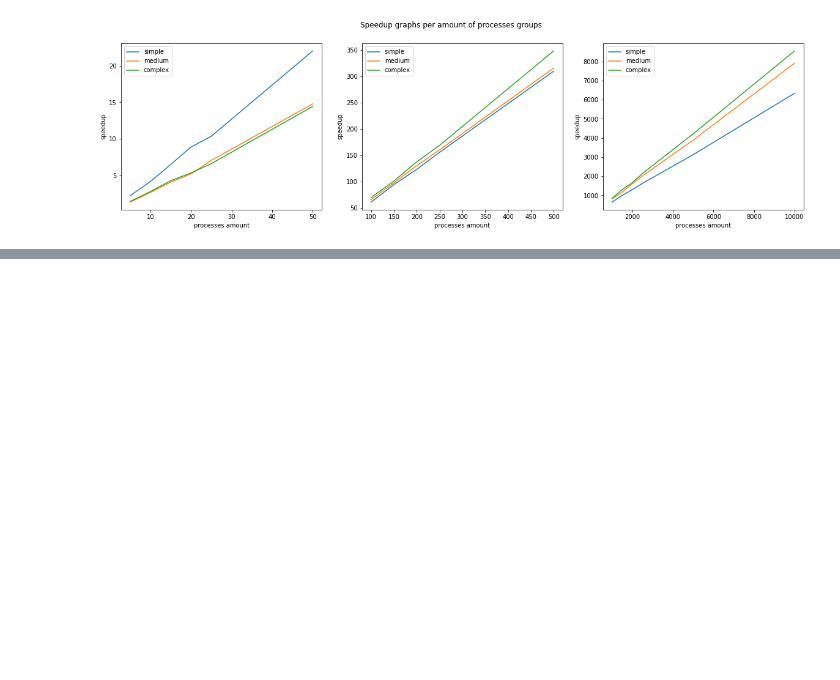
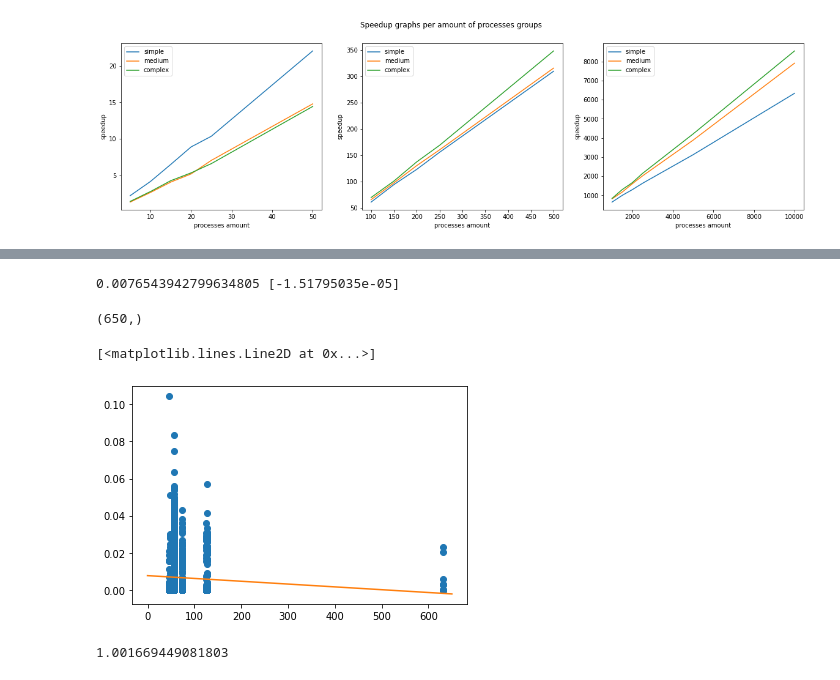
Before and after one commit to amonin7/knapsack_solution, a Jupyter notebook: Visualization.ipynb, the cells around one changed output, grey strips where cells are left out. Saved outputs shown, nothing was run; the diff lists cells and outputs as text; code cells hidden in the pictures; blank space fills up the shorter version.

```diff
--- a/Visualization.ipynb
+++ b/Visualization.ipynb
@@ -266,0 +290,8 @@ for ax in axs.flat:
+# %%
+skm = lm.LinearRegression()
+# запускаем расчет параметров для указанных данных
+skm.fit(rcvl.reshape(-1, 1), rcvs)
+# и выведем параметры рассчитанной модели
+print(skm.intercept_, skm.coef_)
+# %% [output]
+0.0076543942799634805 [-1.51795035e-05]
@@ -266,0 +301,23 @@ for ax in axs.flat:
+# %%
+# [PolyCoefficients(x, curve) for i in x]
+# curve[0] + x[0] + curve[1]
+x = np.linspace(0,650,650)
+y = np.array([curve[0] + i * curve[1] for i in x])
+# for i in x:
+#     curve[0] + i * curve[1]
+print(y.shape)
+# %% [output]
+(650,)
+# %%
+plt.plot(rcvl, rcvs, 'o')
+# curve = np.array([skm.intercept_, skm.coef_[0]])
+# x = np.linspace(0,600,600)
+# y = [PolyCoefficients(x, curve) for i in x]
+plt.plot(x,y)
+# %% [output]
+[<matplotlib.lines.Line2D at 0x...>]
+[figure, added]
+# %%
+x[1]
+# %% [output]
+1.001669449081803
```
Also changed, not shown: parts of 9 cells of this notebook, 2 other files.
